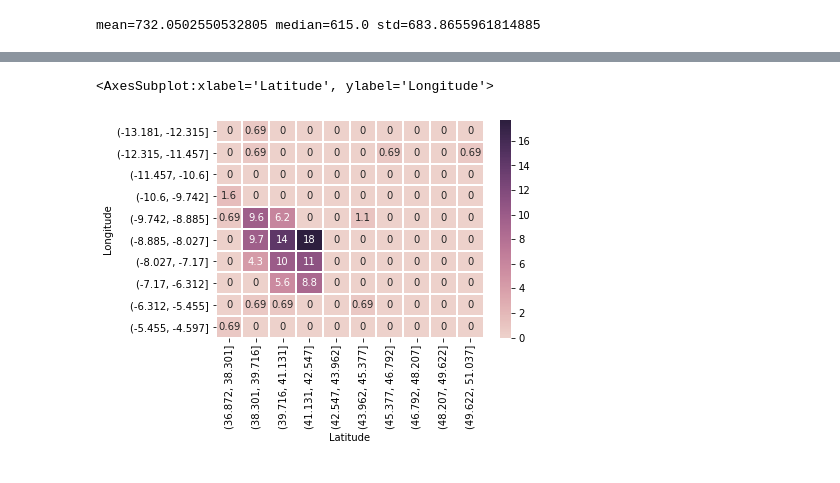
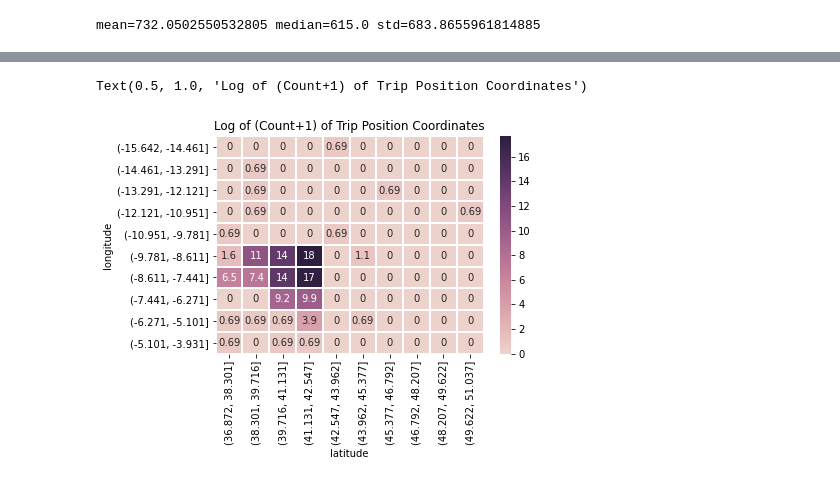
Before and after one commit to sunwoo604/cse151bcomp, a Jupyter notebook: joshua_part1B.ipynb, the cells around one changed output, grey strips where cells are left out. Saved outputs shown, nothing was run; the diff lists cells and outputs as text; code cells hidden in the pictures.

```diff
--- a/joshua_part1B.ipynb
+++ b/joshua_part1B.ipynb
@@ -77,0 +150,2 @@ binned_data = pd.DataFrame([long_coords[0], lat_coords[0]])
+# %%
+lat = pd.DataFrame({'latitude':lat_coords[0]})
@@ -77,0 +154,2 @@ binned_data = pd.DataFrame([long_coords[0], lat_coords[0]])
+# %%
+binned_data = long.join(lat)
@@ -78,3 +172,2 @@ binned_data = pd.DataFrame([long_coords[0], lat_coords[0]])
 # %%
 binned_data[2] = np.ones(len(binned_data))
-binned_data = binned_data.rename(columns={0:"Longitude", 1:"Latitude"})
@@ -81,6 +176,6 @@ binned_data = binned_data.rename(columns={0:"Longitude", 1:"Latitude"})
 # %%
-mapped_data = binned_data.groupby(["Longitude", "Latitude"])[2].count().unstack()
-mapped_data = mapped_data.apply(lambda x: np.log(x+1))
+mapped_data = binned_data.groupby(["longitude", "latitude"])[2].count().unstack()
+log_mapped_data = mapped_data.apply(lambda x: np.log(x+1))
 # %%
 mapped_data
 # %% [output]
@@ -101,5 +201,6 @@ import seaborn as sns
 # %%
-sns.heatmap(mapped_data, linewidths = 0.30, annot = True, cmap=sns.cubehelix_palette(as_cmap=True))
+sns.heatmap(log_mapped_data, linewidths = 0.30, annot = True, cmap=sns.cubehelix_palette(as_cmap=True))
+plt.title('Log of (Count+1) of Trip Position Coordinates')
 # %% [output]
-<AxesSubplot:xlabel='Latitude', ylabel='Longitude'>
+Text(0.5, 1.0, 'Log of (Count+1) of Trip Position Coordinates')
-[figure, old version]
+[figure, new version]
```
Also changed, not shown: parts of 21 cells of this notebook.
